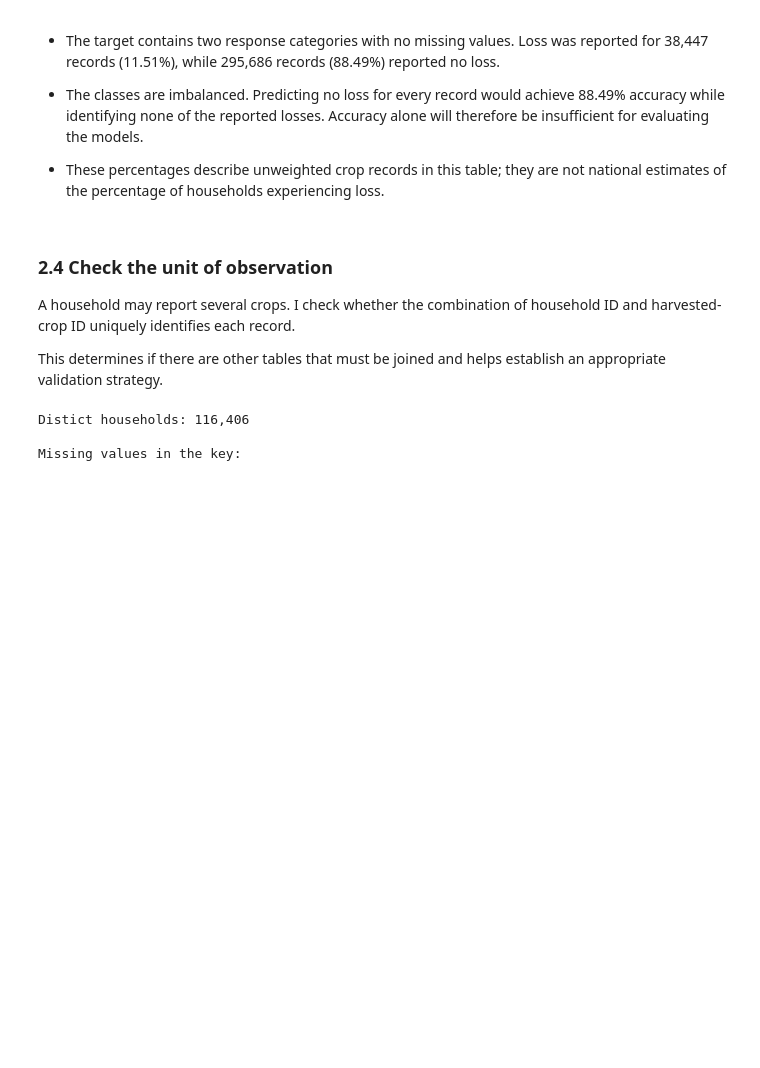
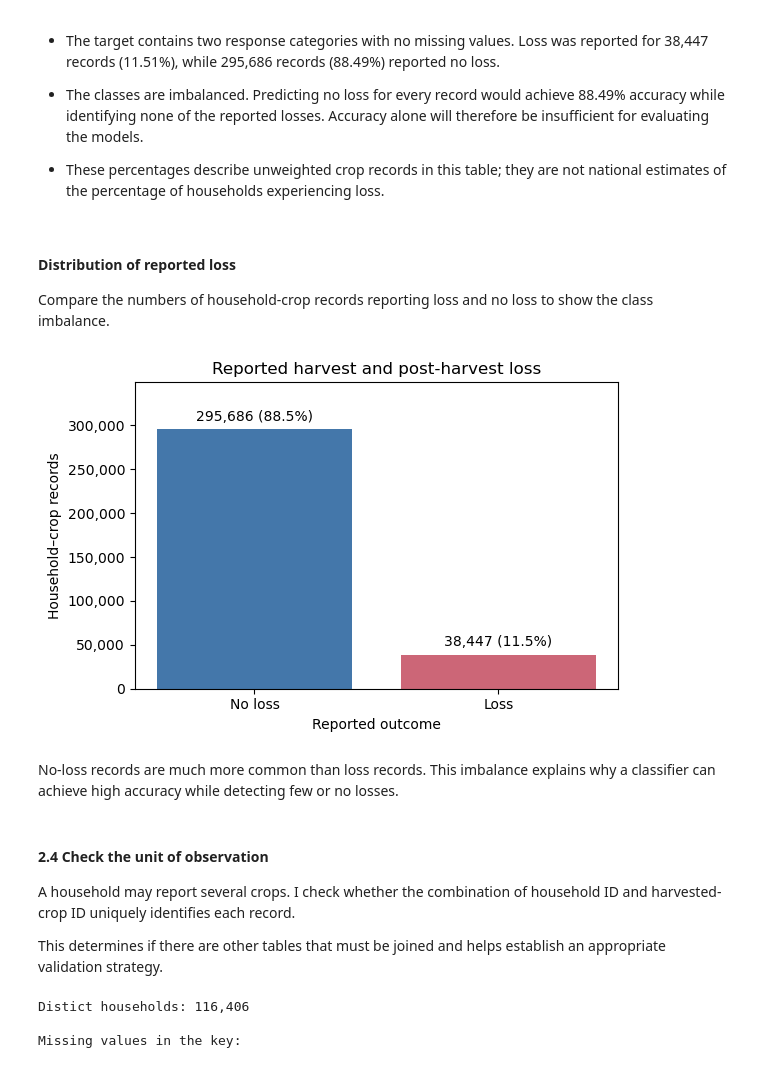
Before and after one commit to Chizycodes/nass-harvest-loss-prediction, a Jupyter notebook: notebooks/01_data_exploration.ipynb, the cells around one changed output. Cells and saved outputs as stored; diff of their text form; code cells hidden in the pictures; blank space fills up the shorter version.

```diff
--- a/notebooks/01_data_exploration.ipynb
+++ b/notebooks/01_data_exploration.ipynb
@@ -111,3 +89,7 @@ Missing target values: 0
 - The classes are imbalanced. Predicting no loss for every record would achieve 88.49% accuracy while identifying none of the reported losses. Accuracy alone will therefore be insufficient for evaluating the models.
 
 - These percentages describe unweighted crop records in this table; they are not national estimates of the percentage of households experiencing loss.
+# %% [markdown]
+#### Distribution of reported loss
+
+Compare the numbers of household-crop records reporting loss and no loss to show the class imbalance.
@@ -114,5 +99,45 @@ Missing target values: 0
+# %%
+# Count the responses and keep their display order consistent.
+loss_counts = (
+    harvest["s01b_q11"]
+    .value_counts()
+    .reindex(["No", "Yes"], fill_value=0)
+)
+
+fig, ax = plt.subplots(figsize=(6, 4))
+
+bars = ax.bar(
+    ["No loss", "Loss"],
+    loss_counts,
+    color=["#4477AA", "#CC6677"]
+)
+
+# Label each bar with its count and percentage of all harvest records.
+labels = [
+    f"{count:,} ({count / len(harvest):.1%})"
+    for count in loss_counts
+]
+
+ax.bar_label(bars, labels=labels, padding=4)
+
+ax.set(
+    title="Reported harvest and post-harvest loss",
+    xlabel="Reported outcome",
+    ylabel="Household–crop records"
+)
+
+# Display counts with commas and leave space above the labels.
+ax.yaxis.set_major_formatter(StrMethodFormatter("{x:,.0f}"))
+ax.set_ylim(0, loss_counts.max() * 1.18)
+
+plt.tight_layout()
+plt.show()
+# %% [output]
+[figure, added]
+# %% [markdown]
+No-loss records are much more common than loss records. This imbalance explains why a classifier can achieve high accuracy while detecting few or no losses.
 # %% [markdown]
-### 2.4 Check the unit of observation
+#### 2.4 Check the unit of observation
 
 A household may report several crops. I check whether the combination of household ID and harvested-crop ID uniquely identifies each record.
 
```
Also changed, not shown: parts of 13 cells of this notebook, 2 other files.
